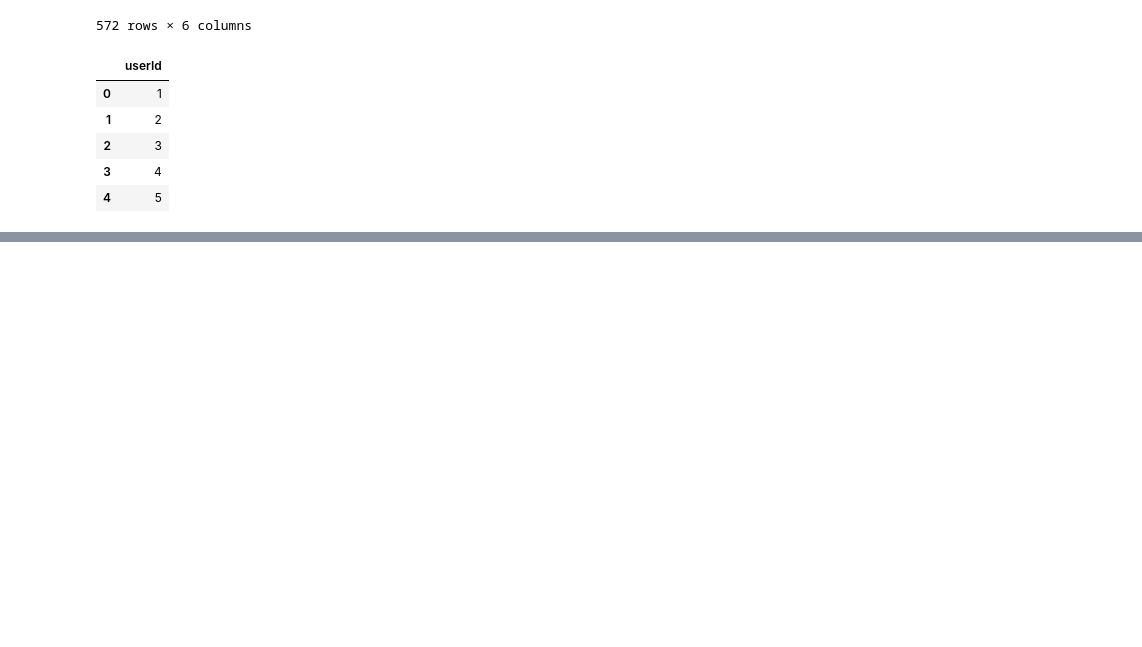
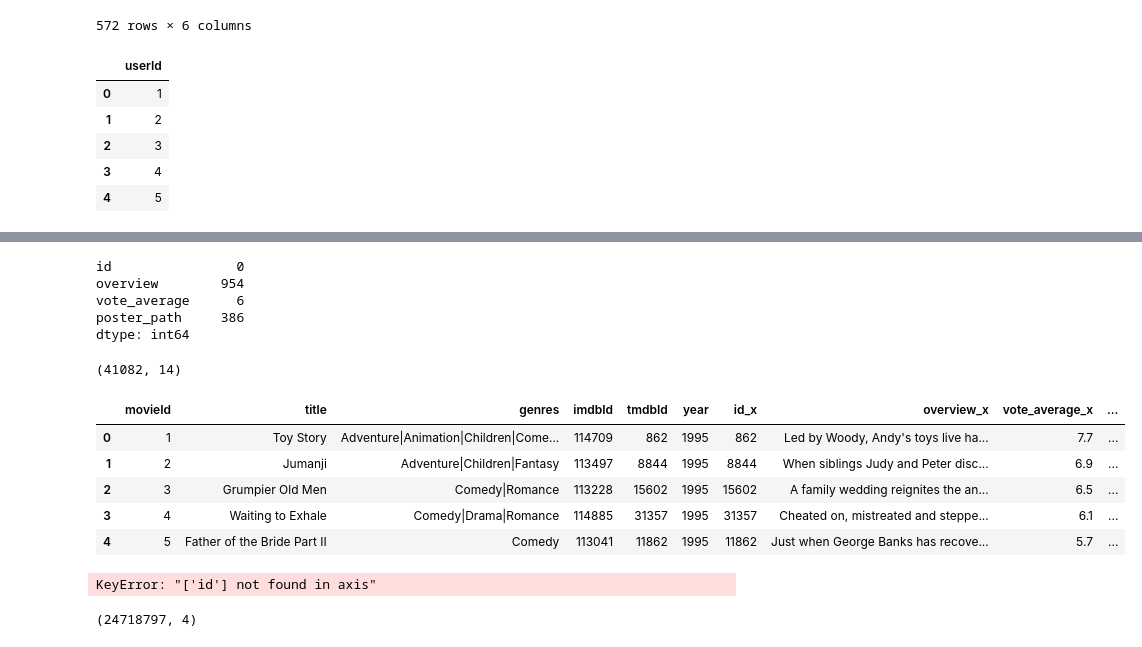
Before and after one commit to JohnSovero/Distributed_Movies_Recommendation, a Jupyter notebook: src/backend/database/merge-datasets.ipynb, the cells around one changed output, grey strips where cells are left out. Cells and saved outputs as stored; diff of their text form; code cells hidden in the pictures; blank space fills up the shorter version.

```diff
--- a/src/backend/database/merge-datasets.ipynb
+++ b/src/backend/database/merge-datasets.ipynb
@@ -92,0 +124,40 @@ users.to_csv('data/users.csv', index=False)
+# %%
+metadata = metadata[['id', 'overview', 'vote_average', 'poster_path']]
+# %%
+metadata.isnull().sum()
+# %% [output]
+id                0
+overview        954
+vote_average      6
+poster_path     386
+dtype: int64
+# %%
+metadata.dropna(inplace=True)
+# %%
+# metadata id as int
+metadata['id'] = metadata['id'].astype(int)
+# %%
+# keep rows in movies where tmdbId is in metadata id and add overview and vote_average
+movies = pd.merge(movies, metadata, left_on='tmdbId', right_on='id')
+movies.shape
+# %% [output]
+(41082, 14)
+# %%
+movies.head()
+# %% [output]
+|  | movieId | title | genres | imdbId | tmdbId | year | id_x | overview_x | vote_average_x | ... |
+| 0 | 1 | Toy Story | Adventure|Animation|Children|Come... | 114709 | 862 | 1995 | 862 | Led by Woody, Andy's toys live ha... | 7.7 | ... |
+| 1 | 2 | Jumanji | Adventure|Children|Fantasy | 113497 | 8844 | 1995 | 8844 | When siblings Judy and Peter disc... | 6.9 | ... |
+| 2 | 3 | Grumpier Old Men | Comedy|Romance | 113228 | 15602 | 1995 | 15602 | A family wedding reignites the an... | 6.5 | ... |
+| 3 | 4 | Waiting to Exhale | Comedy|Drama|Romance | 114885 | 31357 | 1995 | 31357 | Cheated on, mistreated and steppe... | 6.1 | ... |
+| 4 | 5 | Father of the Bride Part II | Comedy | 113041 | 11862 | 1995 | 11862 | Just when George Banks has recove... | 5.7 | ... |
+# %%
+movies.drop(columns=['id'], inplace=True)
+# %% [output]
+KeyError: "['id'] not found in axis"
+# %%
+# keep rows in ratings where movieId is in movies movieId
+ratings = ratings[ratings['movieId'].isin(movies['movieId'])]
+ratings.shape
+# %% [output]
+(24718797, 4)
```
Also changed, not shown: parts of 6 cells of this notebook, 5 other files.
